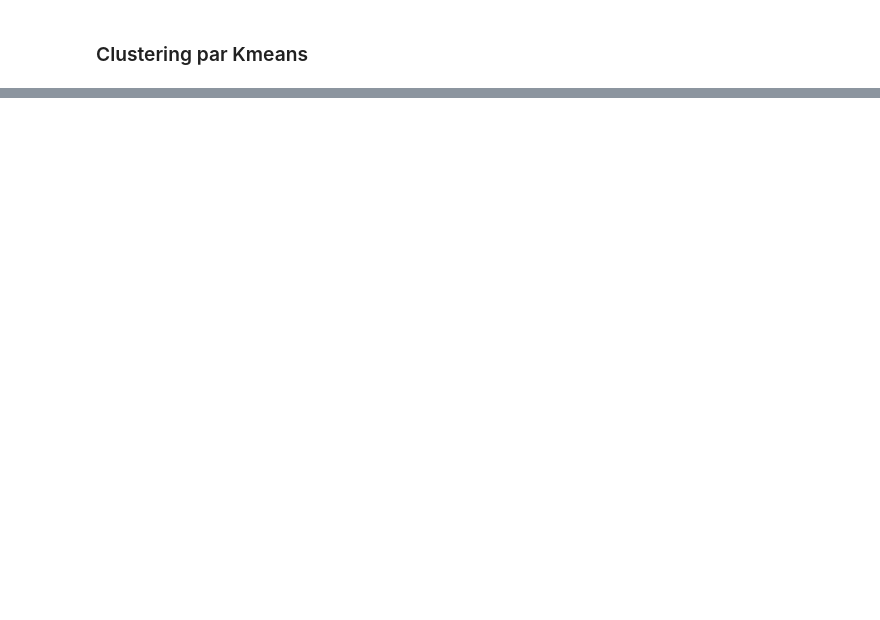
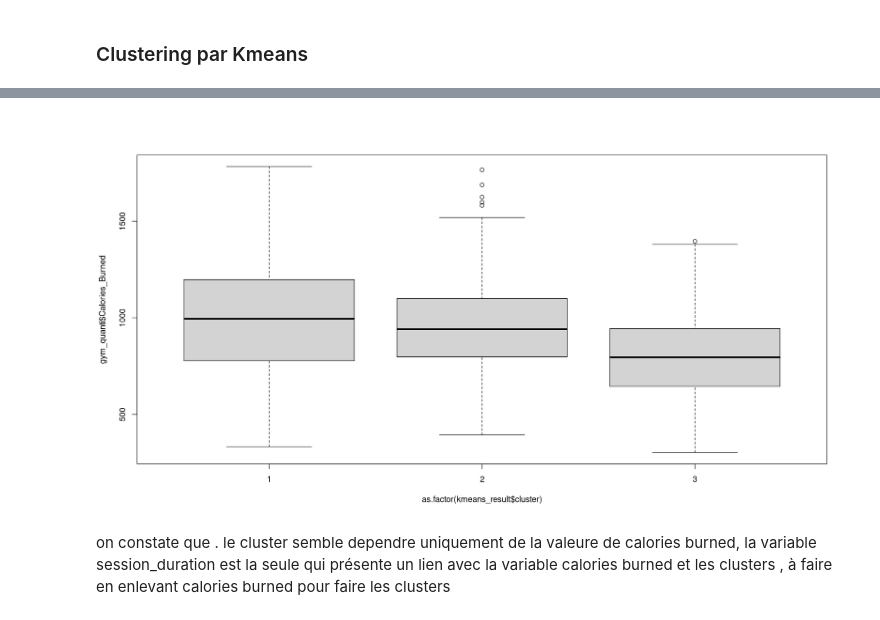
Before and after one commit to Dorianhgn/ProjetML4A, a Jupyter notebook: notebook_R.ipynb, the cells around one changed output, grey strips where cells are left out. Cells and saved outputs as stored; diff of their text form; code cells hidden in the pictures; blank space fills up the shorter version.

```diff
--- a/notebook_R.ipynb
+++ b/notebook_R.ipynb
@@ -717,0 +733,6 @@ ggplot(gym_kmeans_data, aes(x = Avg_BPM, y = Calories_Burned, color = Cluster))
+# %%
+boxplot(gym_quanti$Calories_Burned~as.factor(kmeans_result$cluster))
+# %% [output]
+[figure, added]
+# %% [markdown]
+on constate que . le cluster semble dependre uniquement de la valeure de calories burned, la variable session_duration est la seule qui présente un lien avec la variable calories burned et les clusters , à faire en enlevant calories burned pour faire les clusters
```
Also changed, not shown: parts of 15 cells of this notebook.
